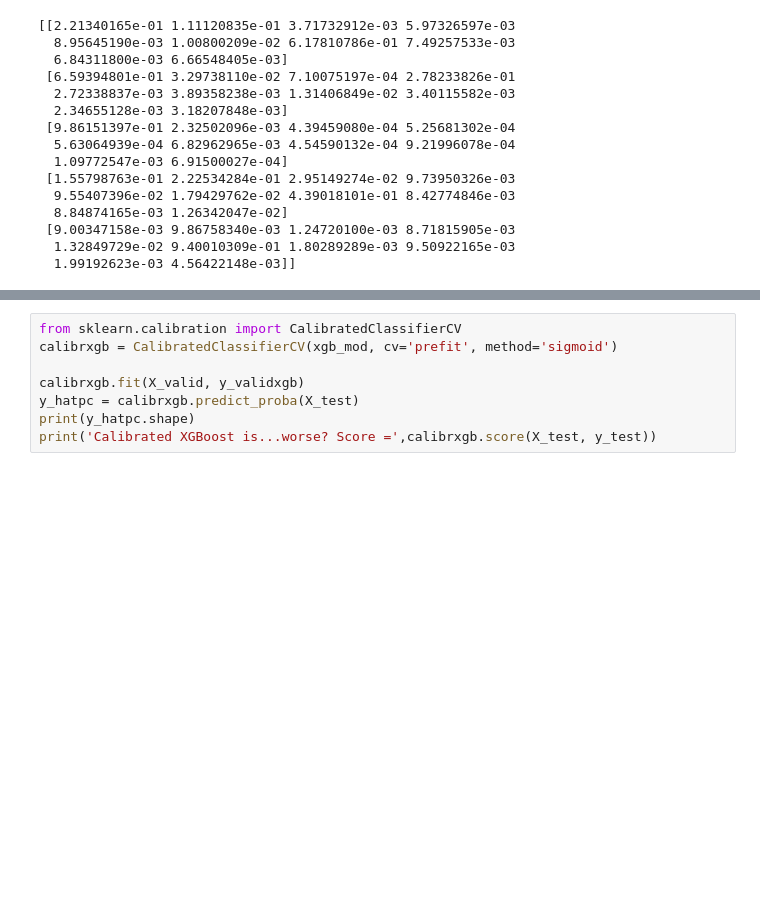
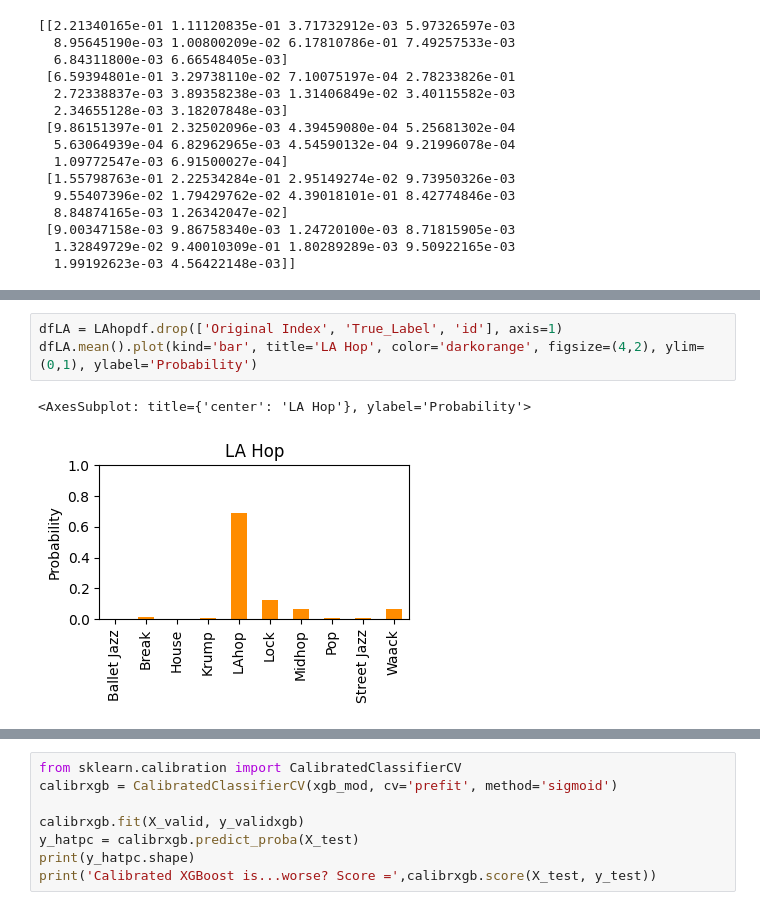
Before and after one commit to tBenBaker/MovementClassifier, a Jupyter notebook: DanceProj1/notebooks/02_classification_draft.ipynb, the cells around one changed output, grey strips where cells are left out. Drawn from its saved outputs; the diff is of its cells as text; blank space fills up the shorter version.

```diff
--- a/DanceProj1/notebooks/02_classification_draft.ipynb
+++ b/DanceProj1/notebooks/02_classification_draft.ipynb
@@ -196,0 +222,6 @@ Try some plots
+# %%
+dfLA = LAhopdf.drop(['Original Index', 'True_Label', 'id'], axis=1)
+dfLA.mean().plot(kind='bar', title='LA Hop', color='darkorange', figsize=(4,2), ylim=(0,1), ylabel='Probability')
+# %% [output]
+<AxesSubplot: title={'center': 'LA Hop'}, ylabel='Probability'>
+[figure, added]
```
Also changed, not shown: parts of 13 cells of this notebook.
